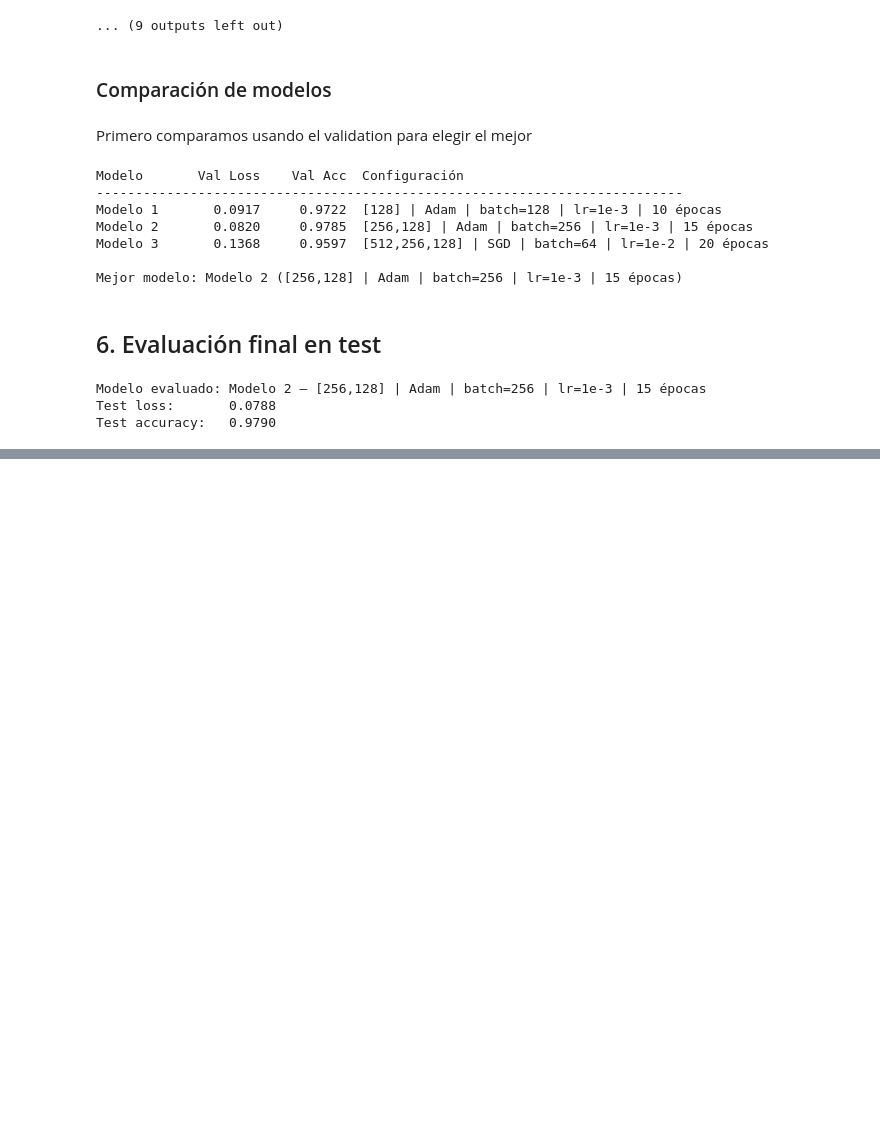
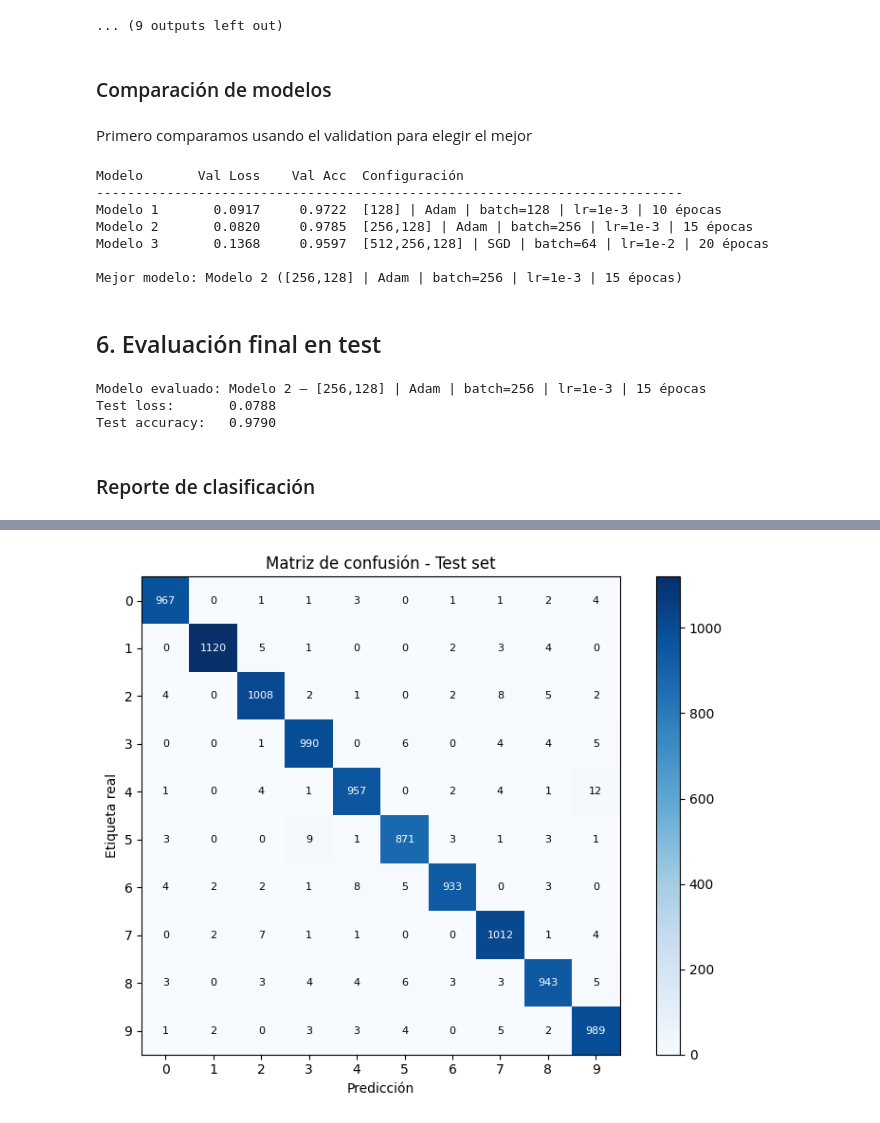
Before and after one commit to Melvin0406/InteligenciaComputacional, a Jupyter notebook: FeedForwardNetwork/MNISTFeedForward.ipynb, the cells around one changed output, grey strips where cells are left out. Saved outputs shown, nothing was run; the diff lists cells and outputs as text; code cells hidden in the pictures; blank space fills up the shorter version.

Commit message:
Reporte de clasificación

```diff
--- a/FeedForwardNetwork/MNISTFeedForward.ipynb
+++ b/FeedForwardNetwork/MNISTFeedForward.ipynb
@@ -312,3 +312,73 @@ print(f"Test accuracy:   {test_acc:.4f}")
 Modelo evaluado: Modelo 2 — [256,128] | Adam | batch=256 | lr=1e-3 | 15 épocas
 Test loss:       0.0788
 Test accuracy:   0.9790
+# %% [markdown]
+### Reporte de clasificación
+# %%
+import numpy as np
+import matplotlib.pyplot as plt
+
+# Poner todas las predicciones y etiquetas en un arreglo
+all_preds  = []
+all_labels = []
+
+best_model.eval()
+with torch.no_grad():
+    for X_batch, y_batch in test_loader:
+        X_batch = X_batch.to(device)
+        preds = best_model(X_batch).argmax(dim=1).cpu()
+        all_preds.append(preds)
+        all_labels.append(y_batch)
+
+all_preds  = torch.cat(all_preds).numpy()
+all_labels = torch.cat(all_labels).numpy()
+n_classes  = 10
+
+# Matriz de confusión
+conf_matrix = np.zeros((n_classes, n_classes), dtype=int)
+for true, pred in zip(all_labels, all_preds):
+    conf_matrix[true, pred] += 1
+
+# Métricas por clase
+precision = np.zeros(n_classes)
+recall    = np.zeros(n_classes)
+f1        = np.zeros(n_classes)
+
+for i in range(n_classes):
+    tp = conf_matrix[i, i]
+    fp = conf_matrix[:, i].sum() - tp
+    fn = conf_matrix[i, :].sum() - tp
+
+    precision[i] = tp / (tp + fp) if (tp + fp) > 0 else 0.0
+    recall[i]    = tp / (tp + fn) if (tp + fn) > 0 else 0.0
+    f1[i]        = (2 * precision[i] * recall[i] / (precision[i] + recall[i])
+                    if (precision[i] + recall[i]) > 0 else 0.0)
+
+accuracy_global = (all_preds == all_labels).mean()
+
+# Impresión
+print(f"Accuracy global: {accuracy_global:.4f}\n")
+print(f"{'Clase':>6} {'Precision':>10} {'Recall':>10} {'F1-score':>10}")
+print("-" * 42)
+for i in range(n_classes):
+    print(f"{i:>6} {precision[i]:>10.4f} {recall[i]:>10.4f} {f1[i]:>10.4f}")
+
+# Impresión de la matriz de confusión
+fig, ax = plt.subplots(figsize=(8, 6))
+im = ax.imshow(conf_matrix, cmap='Blues')
+plt.colorbar(im, ax=ax)
+
+ax.set_xticks(range(n_classes))
+ax.set_yticks(range(n_classes))
+ax.set_xlabel("Predicción")
+ax.set_ylabel("Etiqueta real")
+ax.set_title("Matriz de confusión - Test set")
+
+for i in range(n_classes):
+    for j in range(n_classes):
+        color = "white" if conf_matrix[i, j] > conf_matrix.max() / 2 else "black"
+        ax.text(j, i, conf_matrix[i, j], ha="center", va="center", color=color, fontsize=8)
+
+plt.tight_layout()
+plt.show()
+# %% [output]
@@ -314,0 +399 @@ Test accuracy:   0.9790
+[figure, added]
```
Also changed, not shown: parts of 1 cell of this notebook.
